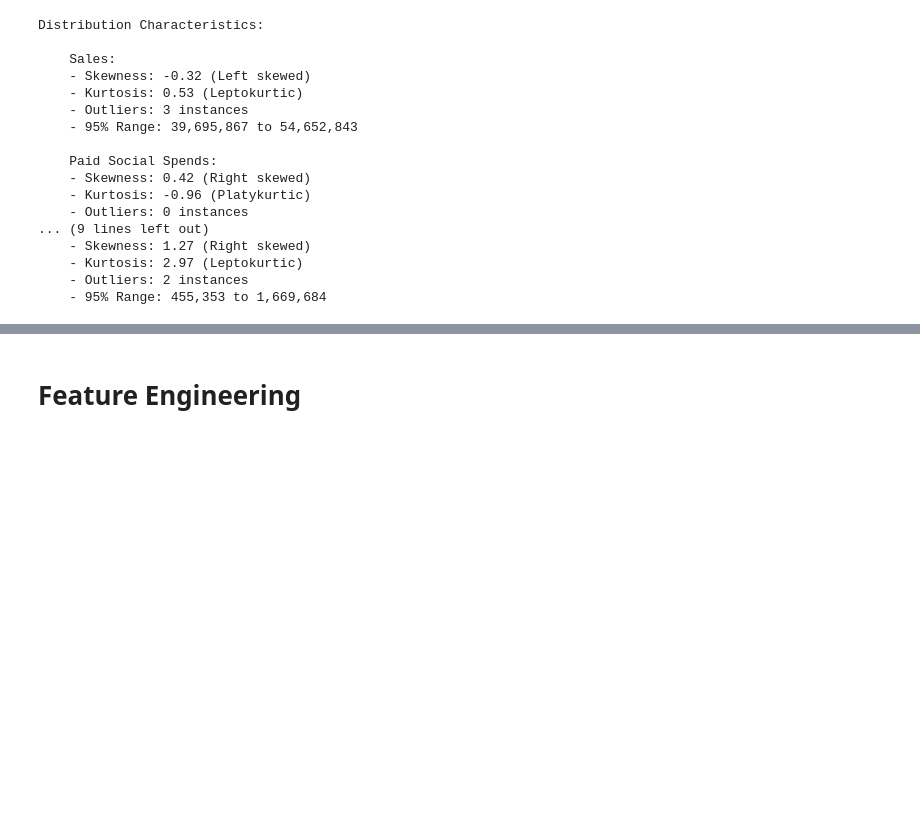
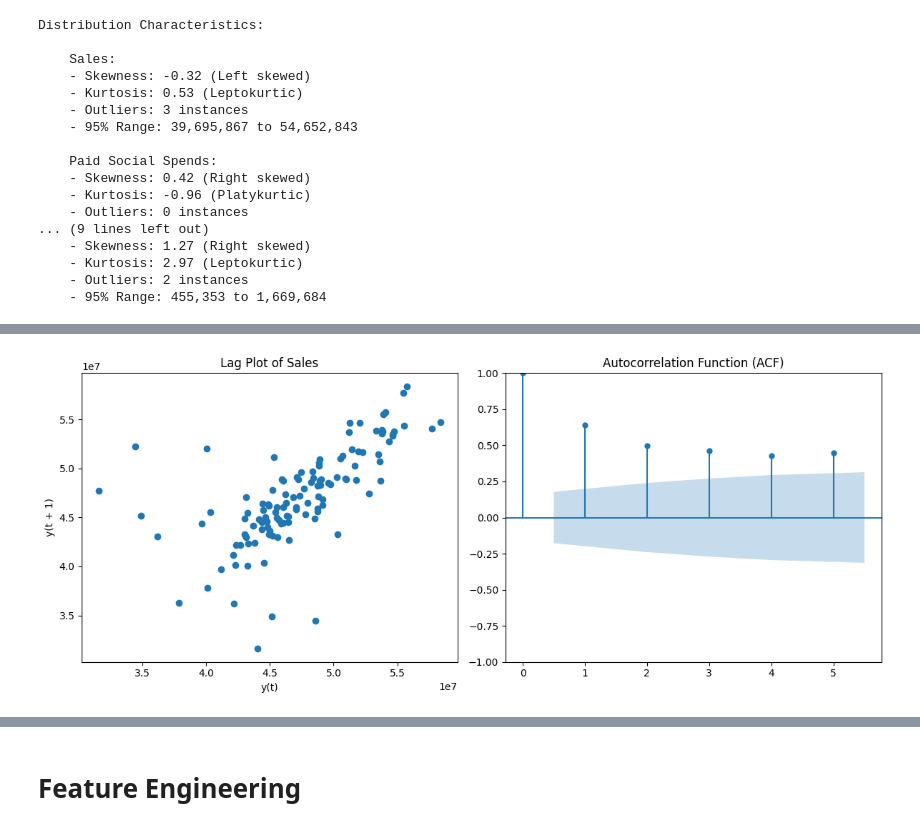
Before and after one commit to naveen3830/Python, a Jupyter notebook: Assignment/PYQ2.ipynb, the cells around one changed output, grey strips where cells are left out. Cells and saved outputs as stored; diff of their text form; code cells hidden in the pictures; blank space fills up the shorter version.

```diff
--- a/Assignment/PYQ2.ipynb
+++ b/Assignment/PYQ2.ipynb
@@ -557,0 +473,16 @@ calculate_vif(vif_data)
+# %%
+from pandas.plotting import lag_plot
+from statsmodels.graphics.tsaplots import plot_acf
+
+fig, axes = plt.subplots(1, 2, figsize=(12, 5))
+
+lag_plot(df["Sales"], ax=axes[0])
+axes[0].set_title("Lag Plot of Sales")
+
+plot_acf(df["Sales"], lags=5, alpha=0.05, ax=axes[1])
+axes[1].set_title("Autocorrelation Function (ACF)")
+
+plt.tight_layout()
+plt.show()
+# %% [output]
+[figure, added]
```
Also changed, not shown: parts of 36 cells of this notebook, 3 other files.
